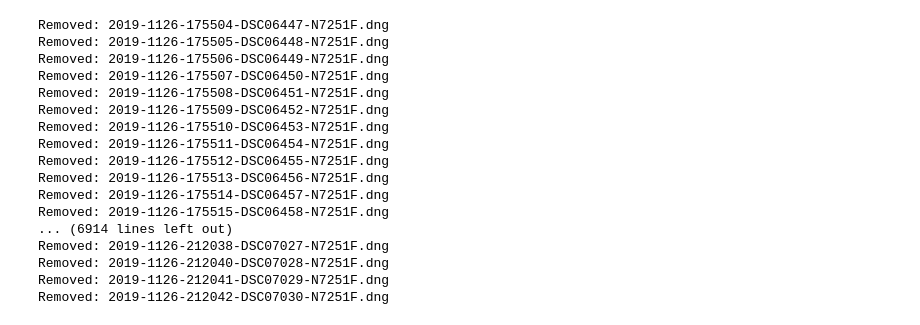
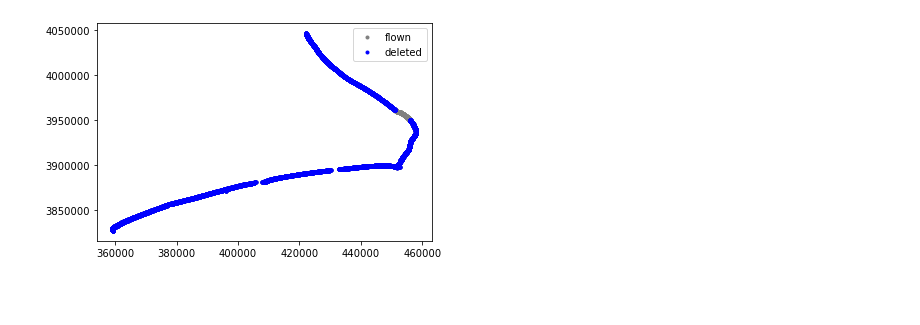
Before and after one commit to csherwood-usgs/UASTools, a Jupyter notebook: Select_and_delete.ipynb, the cells around one changed output. Cells and saved outputs as stored; diff of their text form; code cells hidden in the pictures; blank space fills up the shorter version.

```diff
--- a/Select_and_delete.ipynb
+++ b/Select_and_delete.ipynb
@@ -39,45 +75,13 @@ Found 6930 images.
 # %%
 # Make a simple plot
 
-# easting = df['easting'].values
-# northing = df['northing'].values
-# eastings = dfs['easting'].values
-# northings = dfs['northing'].values
-# plt.plot(easting,northing,'.',color='gray',label='flown')
-# plt.plot(eastings,northings,'.',color='blue',label='deleted')
-# plt.legend()
-# plt.show()
-
-# Delete the files
-
-location = "D:\\2019-11_OBX\\dng"
-for f in dfs['image_name'].values :
-
-    # Path
-    path = os.path.join(location, f)
-
-    # Remove the file
-    # 'file.txt'
-    try:
-        os.remove(path)
-        print("Removed:",f)
-    except:
-        print("Fail: ",f)
+easting = df['easting'].values
+northing = df['northing'].values
+eastings = dfs['easting'].values
+northings = dfs['northing'].values
+plt.plot(easting,northing,'.',color='gray',label='flown')
+plt.plot(eastings,northings,'.',color='blue',label='deleted')
+plt.legend()
+plt.show()
 # %% [output]
-Removed: 2019-1126-175504-DSC06447-N7251F.dng
-Removed: 2019-1126-175505-DSC06448-N7251F.dng
-Removed: 2019-1126-175506-DSC06449-N7251F.dng
-Removed: 2019-1126-175507-DSC06450-N7251F.dng
-Removed: 2019-1126-175508-DSC06451-N7251F.dng
-Removed: 2019-1126-175509-DSC06452-N7251F.dng
-Removed: 2019-1126-175510-DSC06453-N7251F.dng
-Removed: 2019-1126-175511-DSC06454-N7251F.dng
-Removed: 2019-1126-175512-DSC06455-N7251F.dng
-Removed: 2019-1126-175513-DSC06456-N7251F.dng
-Removed: 2019-1126-175514-DSC06457-N7251F.dng
-Removed: 2019-1126-175515-DSC06458-N7251F.dng
-... (6914 lines left out)
-Removed: 2019-1126-212038-DSC07027-N7251F.dng
-Removed: 2019-1126-212040-DSC07028-N7251F.dng
-Removed: 2019-1126-212041-DSC07029-N7251F.dng
-Removed: 2019-1126-212042-DSC07030-N7251F.dng
+[figure, added]
```
Also changed, not shown: parts of 4 cells of this notebook, 1 other file.
